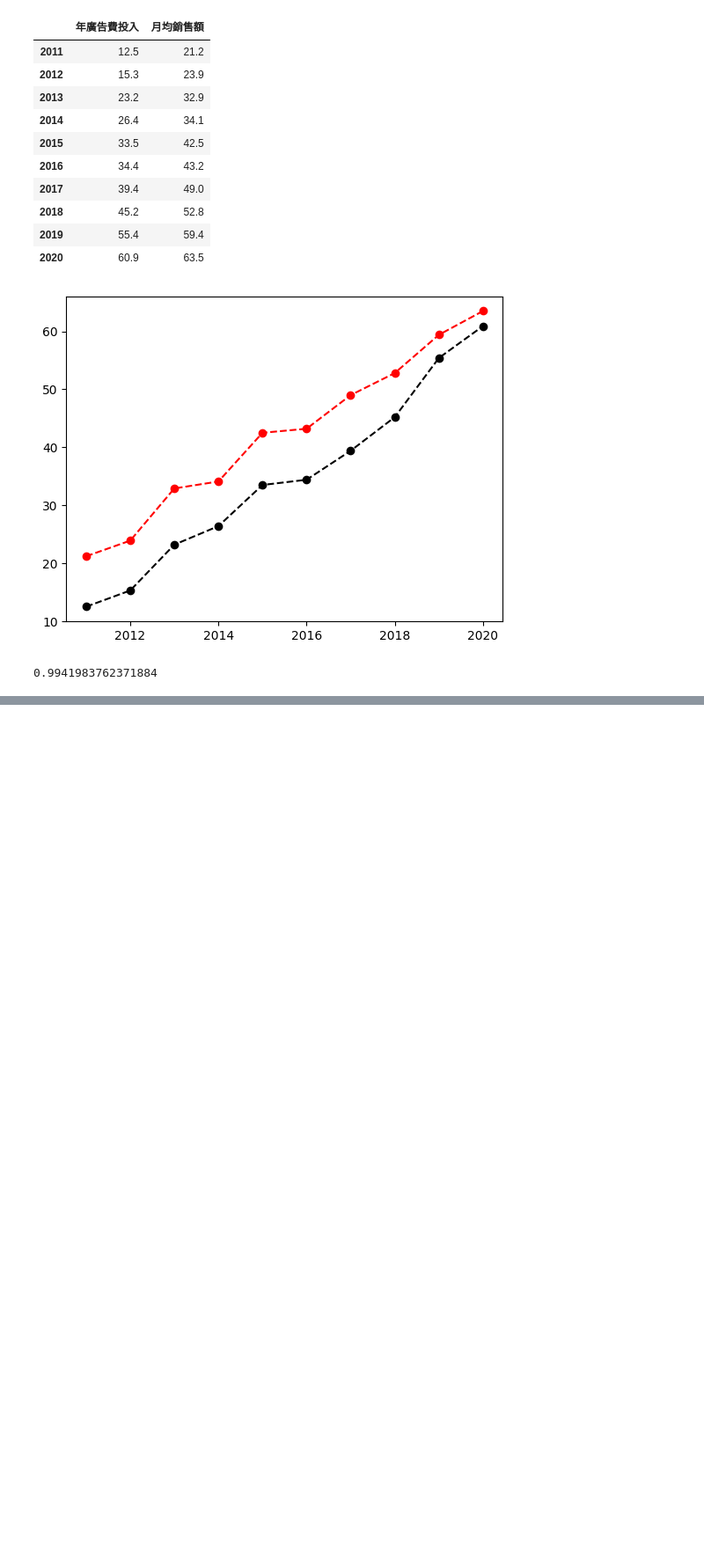
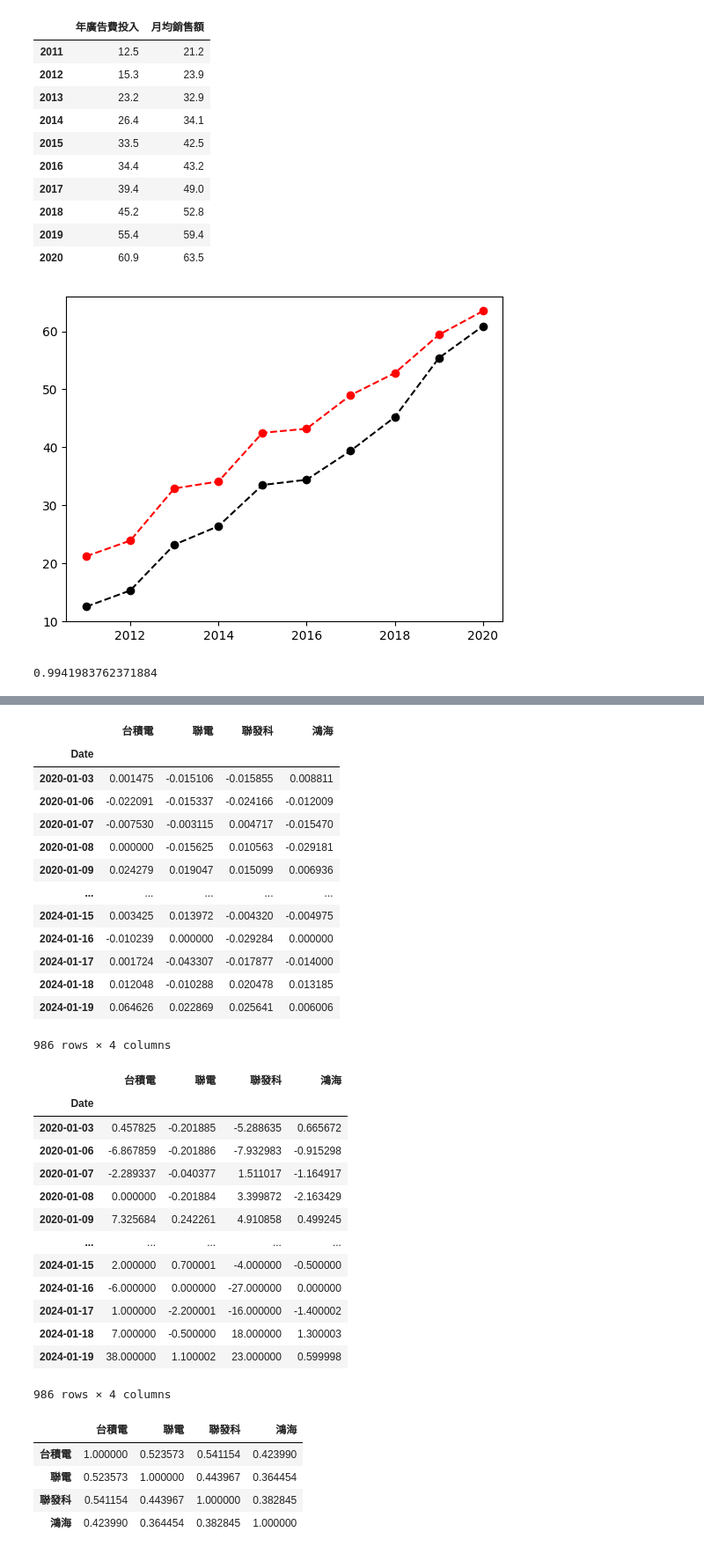
Before and after one commit to EsterWang65/PythonClass, a Jupyter notebook: 0118LESSON20/0118LESSON20.ipynb, the cells around one changed output, grey strips where cells are left out. Shown at 88% size. Cells and saved outputs as stored; diff of their text form; code cells hidden in the pictures; blank space fills up the shorter version.

```diff
--- a/0118LESSON20/0118LESSON20.ipynb
+++ b/0118LESSON20/0118LESSON20.ipynb
@@ -186,0 +203,52 @@ display(df4)
+# %%
+##差距計算
+'''可透過diff或pct_change此兩種method來計算資料間的差距，皆會回傳DataFrame。
+DataFrame物件名稱.diff(periods = 1, axis = 0): First discrete difference of element. Calculates the difference
+of a DataFrame element compared with another element in the DataFrame (default is element in previous row).
+可加入參數periods來指定向下平移的欄位數(Periods to shift for calculating difference, accepts negative values.)，
+注意只能為int，預設為1；
+參數axis可指定是針對index或columns執行計算，預設為0。
+DataFrame物件名稱.pct_change(): Fractional change between the current and a prior element.
+Computes the fractional change from the immediately previous row by default.
+This is useful in comparing the fraction of change in a time series of elements.
+可加入參數periods: Periods to shift for forming percent change.注意只能為int，預設為1。'''
+
+df3 = df2.pct_change().iloc[1:]  #第一列的值皆為NaN(沒有前一列可進行差距計算)，故不抓取第一列
+display(df3)
+df4 = df2.diff(axis = 0).iloc[1:]  #第一列的值皆為NaN(沒有前一列可進行差距計算)，故不抓取第一列
+display(df4)
+display(df3.corr())
+# %% [output]
+|  | 台積電 | 聯電 | 聯發科 | 鴻海 |
+| Date |  |  |  |  |
+| 2020-01-03 | 0.001475 | -0.015106 | -0.015855 | 0.008811 |
+| 2020-01-06 | -0.022091 | -0.015337 | -0.024166 | -0.012009 |
+| 2020-01-07 | -0.007530 | -0.003115 | 0.004717 | -0.015470 |
+| 2020-01-08 | 0.000000 | -0.015625 | 0.010563 | -0.029181 |
+| 2020-01-09 | 0.024279 | 0.019047 | 0.015099 | 0.006936 |
+| ... | ... | ... | ... | ... |
+| 2024-01-15 | 0.003425 | 0.013972 | -0.004320 | -0.004975 |
+| 2024-01-16 | -0.010239 | 0.000000 | -0.029284 | 0.000000 |
+| 2024-01-17 | 0.001724 | -0.043307 | -0.017877 | -0.014000 |
+| 2024-01-18 | 0.012048 | -0.010288 | 0.020478 | 0.013185 |
+| 2024-01-19 | 0.064626 | 0.022869 | 0.025641 | 0.006006 |
+986 rows × 4 columns
+|  | 台積電 | 聯電 | 聯發科 | 鴻海 |
+| Date |  |  |  |  |
+| 2020-01-03 | 0.457825 | -0.201885 | -5.288635 | 0.665672 |
+| 2020-01-06 | -6.867859 | -0.201886 | -7.932983 | -0.915298 |
+| 2020-01-07 | -2.289337 | -0.040377 | 1.511017 | -1.164917 |
+| 2020-01-08 | 0.000000 | -0.201884 | 3.399872 | -2.163429 |
+| 2020-01-09 | 7.325684 | 0.242261 | 4.910858 | 0.499245 |
+| ... | ... | ... | ... | ... |
+| 2024-01-15 | 2.000000 | 0.700001 | -4.000000 | -0.500000 |
+| 2024-01-16 | -6.000000 | 0.000000 | -27.000000 | 0.000000 |
+| 2024-01-17 | 1.000000 | -2.200001 | -16.000000 | -1.400002 |
+| 2024-01-18 | 7.000000 | -0.500000 | 18.000000 | 1.300003 |
+| 2024-01-19 | 38.000000 | 1.100002 | 23.000000 | 0.599998 |
+986 rows × 4 columns
+|  | 台積電 | 聯電 | 聯發科 | 鴻海 |
+| 台積電 | 1.000000 | 0.523573 | 0.541154 | 0.423990 |
+| 聯電 | 0.523573 | 1.000000 | 0.443967 | 0.364454 |
+| 聯發科 | 0.541154 | 0.443967 | 1.000000 | 0.382845 |
+| 鴻海 | 0.423990 | 0.364454 | 0.382845 | 1.000000 |
```
Also changed, not shown: parts of 15 cells of this notebook.
